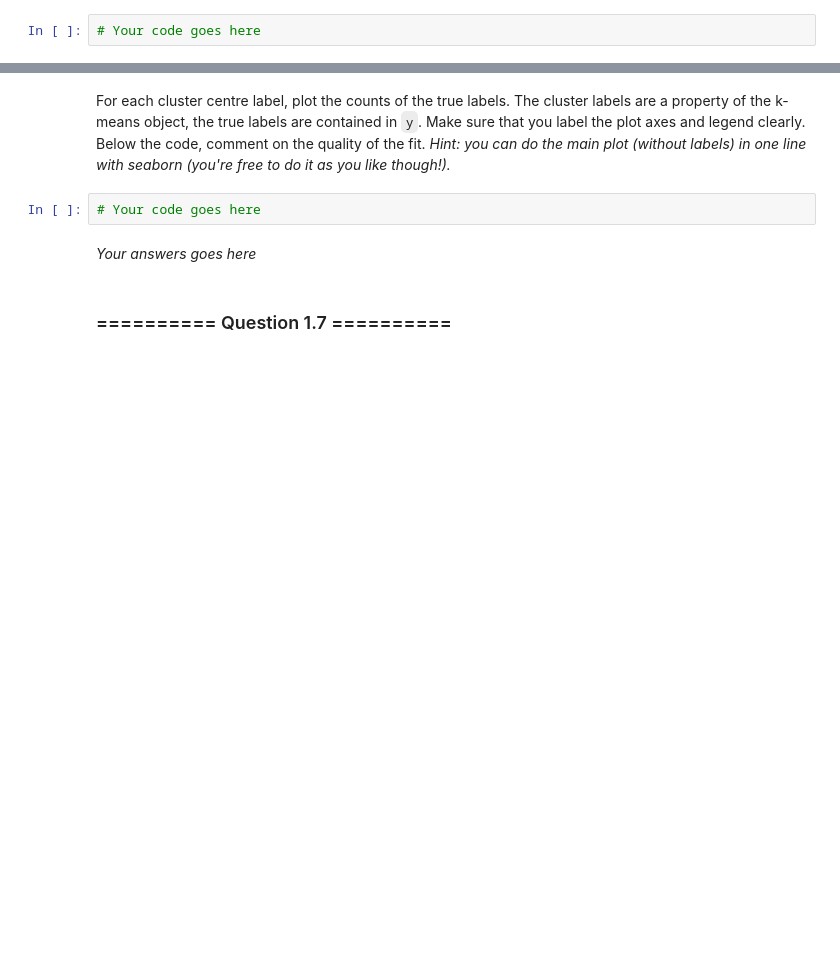
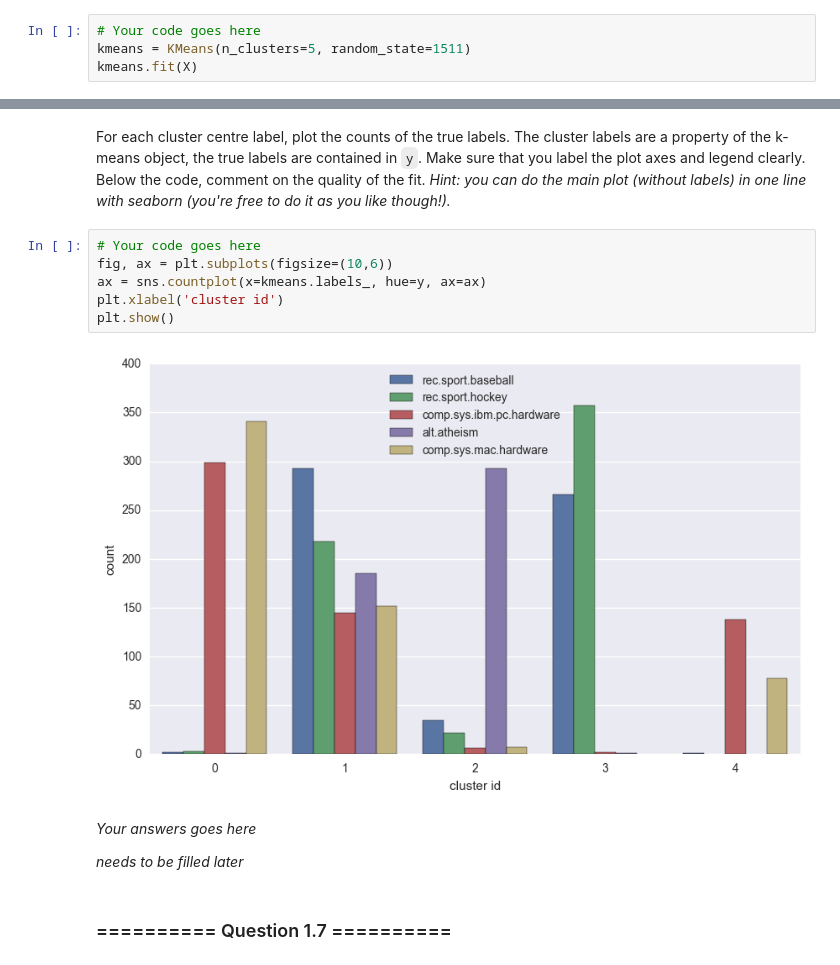
Before and after one commit to richardharmadi/iaml, a Jupyter notebook: 09_Assignment_4.ipynb, the cells around one changed output, grey strips where cells are left out. Saved outputs shown, nothing was run; the diff lists cells and outputs as text; blank space fills up the shorter version.

```diff
--- a/09_Assignment_4.ipynb
+++ b/09_Assignment_4.ipynb
@@ -139,3 +173,5 @@ Perform an initial inspection of the data, X and y (no more than 5 lines of code
 Initialise a [k-means clustering](http://scikit-learn.org/stable/modules/generated/sklearn.cluster.KMeans.html#sklearn.cluster.KMeans) object with 5 clusters. Make sure that you can reproduce your results exactly. *Hint: there is an argument for this*. You need only set two arguments; others can be kept as default. Call the instantiated object `kmeans`. Use the `fit()` method to fit to the training data (X imported above)
 # %%
 # Your code goes here
+kmeans = KMeans(n_clusters=5, random_state=1511)
+kmeans.fit(X)
@@ -177,10 +277,18 @@ We can't visualise these cluster centres directly, since they are 1000 dimension
 ### ========== Question 1.6 ==========
 # %% [markdown]
 For each cluster centre label, plot the counts of the true labels. The cluster labels are a property of the k-means object, the true labels are contained in `y`. Make sure that you label the plot axes and legend clearly. Below the code, comment on the quality of the fit. *Hint: you can do the main plot (without labels) in one line with seaborn (you're free to do it as you like though!).*
-# %%
-# Your code goes here
+# %%
+# Your code goes here
+fig, ax = plt.subplots(figsize=(10,6))
+ax = sns.countplot(x=kmeans.labels_, hue=y, ax=ax)
+plt.xlabel('cluster id')
+plt.show()
+# %% [output]
+[figure, added]
 # %% [markdown]
 *Your answers goes here*
+
+*needs to be filled later*
 # %% [markdown]
 ### ========== Question 1.7 ==========
 # %% [markdown]
```
Also changed, not shown: parts of 26 cells of this notebook.
